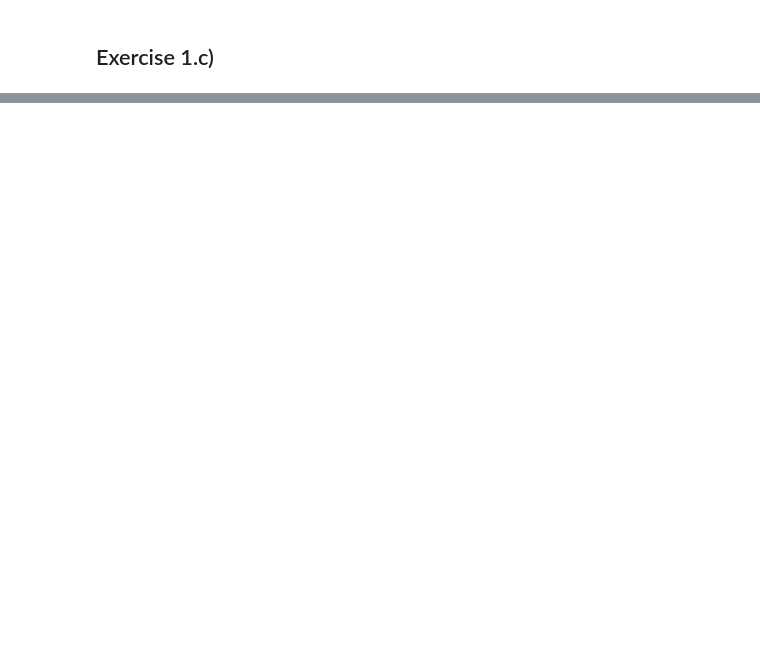
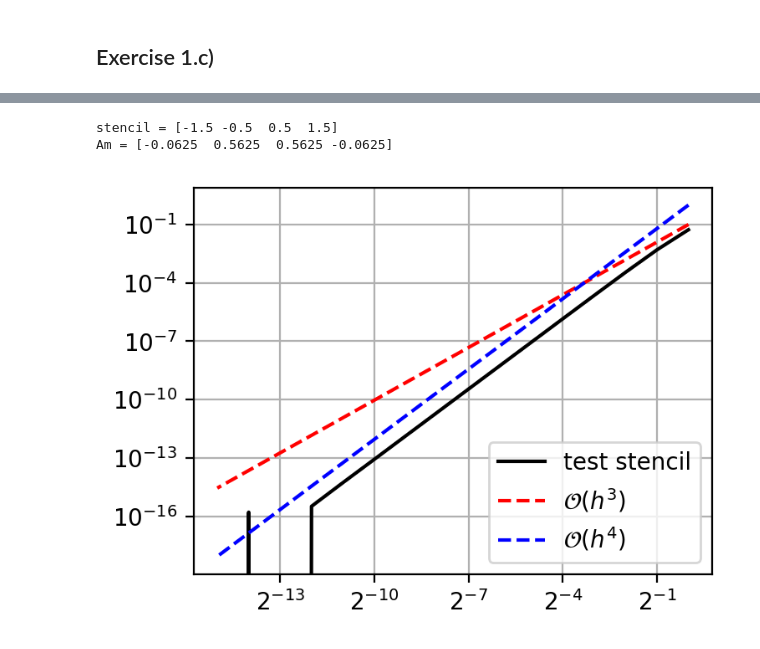
Before and after one commit to BastianValhoj/02687, a Jupyter notebook: assignment1/exercise1.ipynb, the cells around one changed output, grey strips where cells are left out. Saved outputs shown, nothing was run; the diff lists cells and outputs as text; code cells hidden in the pictures; blank space fills up the shorter version.

```diff
--- a/assignment1/exercise1.ipynb
+++ b/assignment1/exercise1.ipynb
@@ -162,0 +234,24 @@ numpy.float64
+# %%
+xbar = 0
+alpha, beta = 1, 3
+
+# stencil = np.arange(-alpha, beta+1) * 1/2
+stencil = np.array((-3, -1, 1, 3)) * 1/2
+print(f"stencil = {stencil}")
+print(f"Am = {fdcoeff(0, stencil)}")
+# print(f"Am = {np.isclose(np.array((-1/16, 9/16, 9/16, -1/16)), fdcoeff(0, stencil))}")
+
+approx_tes = lambda hp: fdm(func=u, k=0, xbar=xbar, stencil=stencil, h=hp)
+hs, err = convergence(exact=u(xbar), approx=approx_tes, lower=0, upper=16, which="rel")
+fig, ax = plt.subplots(dpi=200, figsize=(4,3))
+ax.plot(hs, err, label = "test stencil", color="k")
+ax.plot(hs, 0.1*(hs)**3, **O3)
+ax.plot(hs, (hs)**4, **O4)
+ax.set_xscale("log", base=2)
+ax.set_yscale("log", base=10)
+ax.legend(loc="lower right")
+ax.grid()
+# %% [output]
+stencil = [-1.5 -0.5  0.5  1.5]
+Am = [-0.0625  0.5625  0.5625 -0.0625]
+[figure, added]
```
Also changed, not shown: parts of 8 cells of this notebook.
